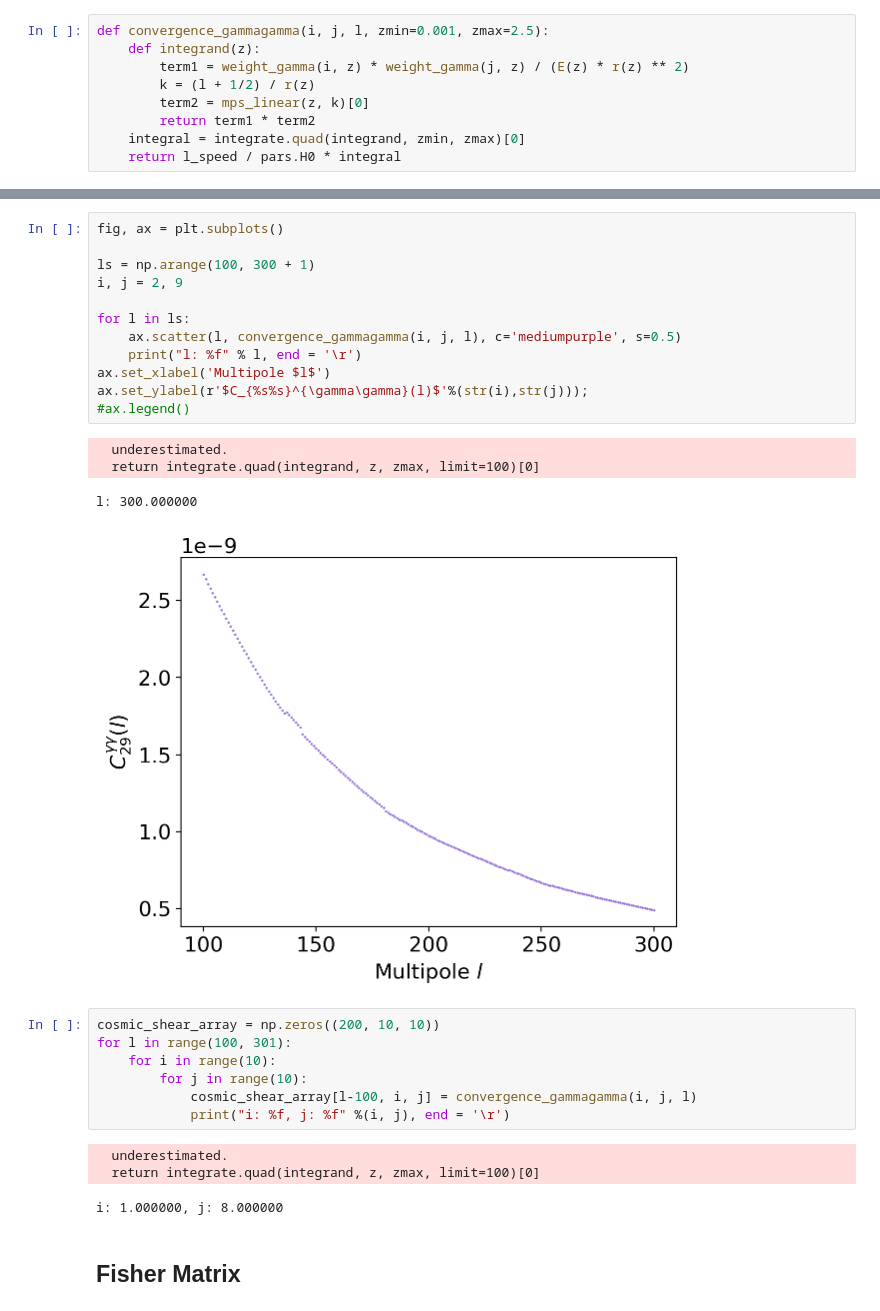
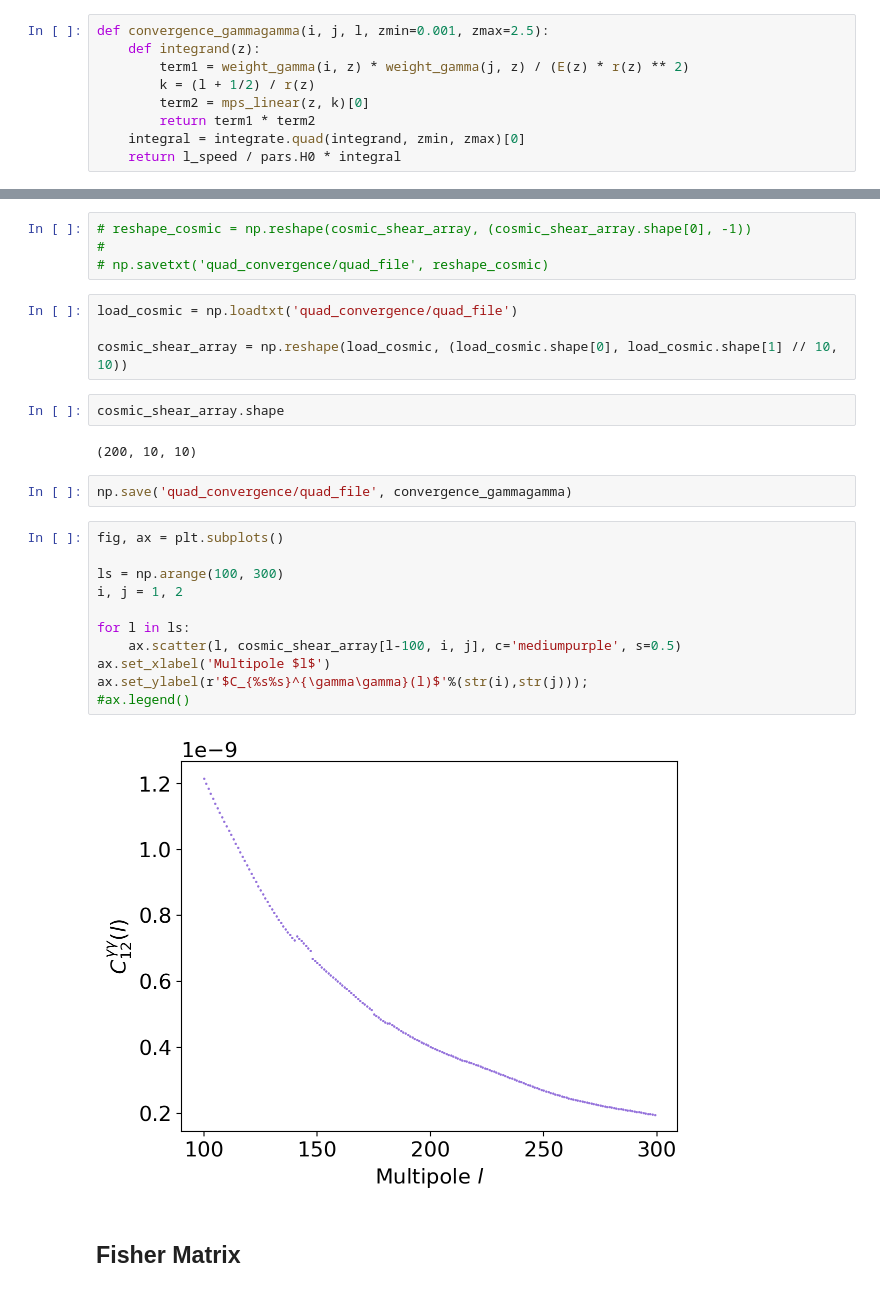
Before and after one commit to vPedreros/dfi-summer-2023, a Jupyter notebook: summer_nb.ipynb, the cells around one changed output, grey strips where cells are left out. Cells and saved outputs as stored; diff of their text form.

Commit message:
quad done

```diff
--- a/summer_nb.ipynb
+++ b/summer_nb.ipynb
@@ -368,31 +375,30 @@ def convergence_gammagamma(i, j, l, zmin=0.001, zmax=2.5):
+# %%
+# reshape_cosmic = np.reshape(cosmic_shear_array, (cosmic_shear_array.shape[0], -1))
+#
+# np.savetxt('quad_convergence/quad_file', reshape_cosmic)
+# %%
+load_cosmic = np.loadtxt('quad_convergence/quad_file')
+
+cosmic_shear_array = np.reshape(load_cosmic, (load_cosmic.shape[0], load_cosmic.shape[1] // 10, 10))
+# %%
+cosmic_shear_array.shape
+# %% [output]
+(200, 10, 10)
+# %%
+np.save('quad_convergence/quad_file', convergence_gammagamma)
 # %%
 fig, ax = plt.subplots()
 
-ls = np.arange(100, 300 + 1)
-i, j = 2, 9
+ls = np.arange(100, 300)
+i, j = 1, 2
 
 for l in ls:
-    ax.scatter(l, convergence_gammagamma(i, j, l), c='mediumpurple', s=0.5)
-    print("l: %f" % l, end = '\r')
+    ax.scatter(l, cosmic_shear_array[l-100, i, j], c='mediumpurple', s=0.5)
 ax.set_xlabel('Multipole $l$')
 ax.set_ylabel(r'$C_{%s%s}^{\gamma\gamma}(l)$'%(str(i),str(j)));
 #ax.legend()
 # %% [output]
-  underestimated.
-  return integrate.quad(integrand, z, zmax, limit=100)[0]
-l: 300.000000
-[figure, old version]
+[figure, new version]
-# %%
-cosmic_shear_array = np.zeros((200, 10, 10))
-for l in range(100, 301):
-    for i in range(10):
-        for j in range(10):
-            cosmic_shear_array[l-100, i, j] = convergence_gammagamma(i, j, l)
-            print("i: %f, j: %f" %(i, j), end = '\r')
-# %% [output]
-  underestimated.
-  return integrate.quad(integrand, z, zmax, limit=100)[0]
-i: 1.000000, j: 8.000000
 # %% [markdown]
 ## Fisher Matrix
 # %% [markdown]
```
Also changed, not shown: parts of 1 cell of this notebook.
